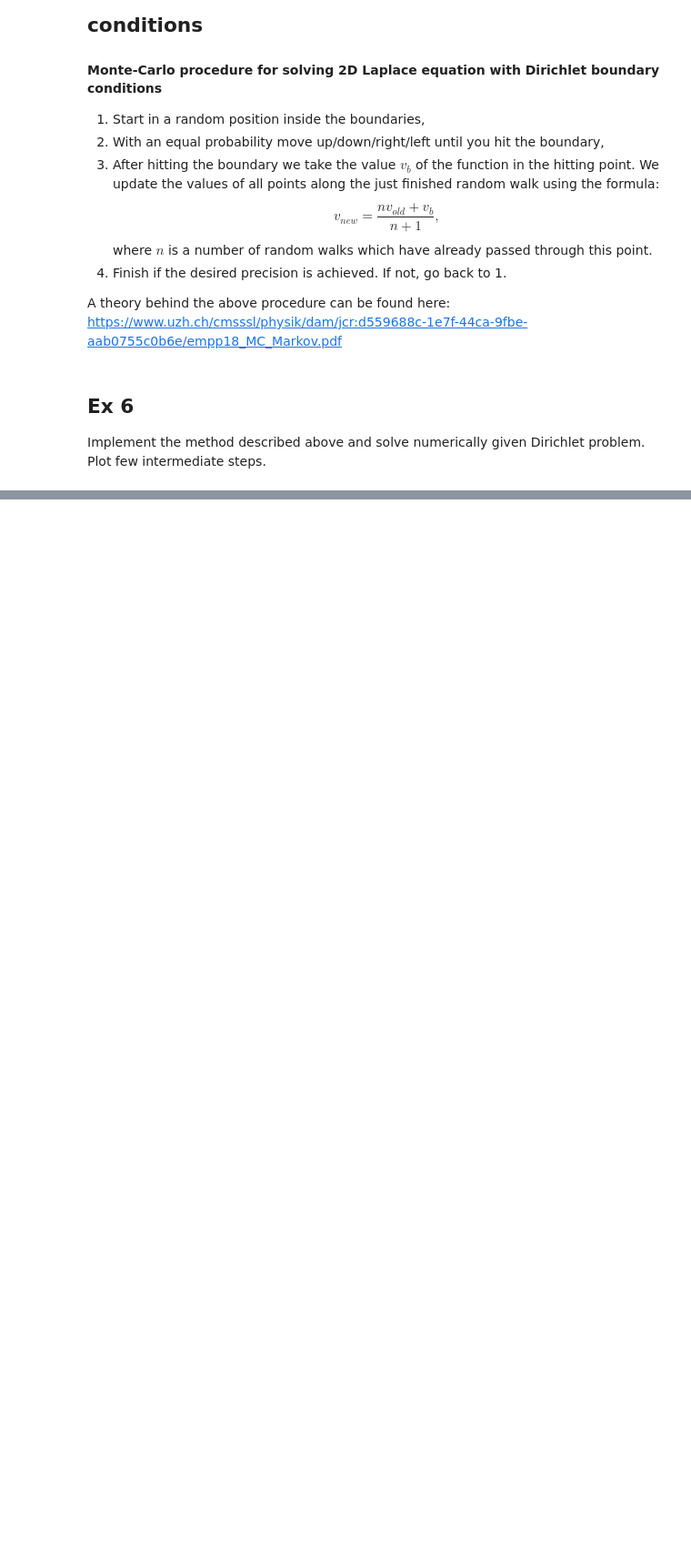
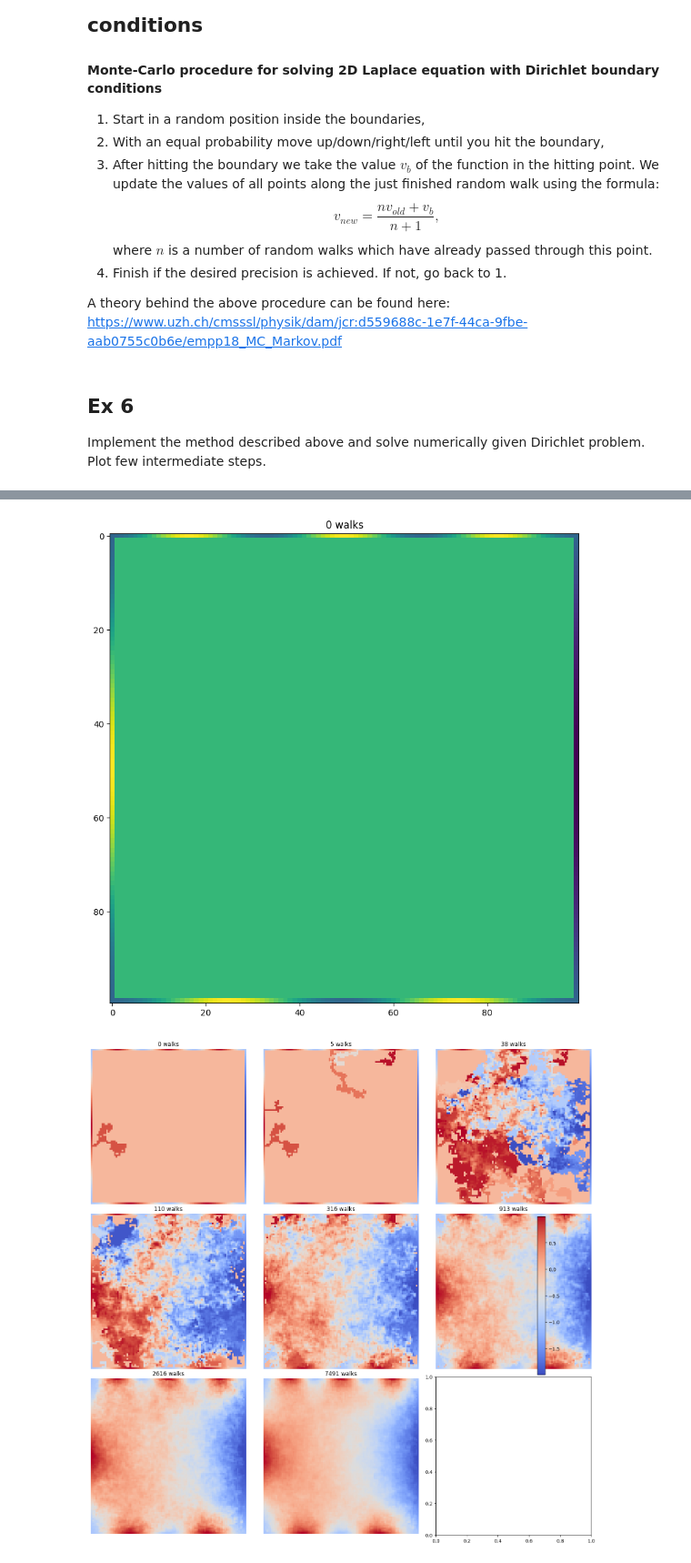
Before and after one commit to Falanger-debug/Data-Analyticts, a Jupyter notebook: Monte_Carlo_primer/Assignment_5_without_code.ipynb, the cells around one changed output, grey strips where cells are left out. Shown at 91% size. Saved outputs shown, nothing was run; the diff lists cells and outputs as text; code cells hidden in the pictures; blank space fills up the shorter version.

```diff
--- a/Monte_Carlo_primer/Assignment_5_without_code.ipynb
+++ b/Monte_Carlo_primer/Assignment_5_without_code.ipynb
@@ -415,8 +485,10 @@ https://www.uzh.ch/cmsssl/physik/dam/jcr:d559688c-1e7f-44ca-9fbe-aab0755c0b6e/em
 Implement the method described above and solve numerically given Dirichlet problem. Plot few intermediate steps.
 # %%
 S = 100 # Decrease if computations take too long
+num_walks = 20553
 plane = np.zeros((S,S))
 plane_counts = np.zeros((S,S))
+planes = []
 plane[0] = np.cos(np.linspace(-1.5,1.5,S)*2*np.pi)
 plane[-1] = -np.cos(np.linspace(-1,1,S)*2*np.pi)
 plane[:,0] = np.cos(np.linspace(-0.5,0.5,S)*2*np.pi)
@@ -437,3 +504,62 @@ plt.imshow(plane)
+# %%
+def is_boundary(x, y):
+    return x == 0 or x == S-1 or y == 0 or y == S-1
+
+plot_walks = [0, 5, 38, 110, 316, 913, 2616, 7491, 20553]
+
+# Initialize figure
+fig, axes = plt.subplots(3, 3, figsize=(15, 15))
+axes = axes.flatten()
+
+# Save the initial state for consistent color scaling
+initial_plane = np.copy(plane)
+vmin, vmax = np.min(initial_plane), np.max(initial_plane)  # Fixed color scale
+
+# Monte Carlo simulation
+for walk in range(num_walks):
+    # Start at a random internal position
+    x, y = np.random.randint(1, S-1), np.random.randint(1, S-1)
+    walk_path = []
+
+    while not is_boundary(x, y):
+        walk_path.append((x, y))  # Record path
+        # Random move: up, down, left, right
+        direction = np.random.choice(["up", "down", "left", "right"])
+        if direction == "up":
+            x -= 1
+        elif direction == "down":
+            x += 1
+        elif direction == "left":
+            y -= 1
+        elif direction == "right":
+            y += 1
+
+    # Value at the boundary
+    vb = plane[x, y]
+
+    # Update values along the path
+    for px, py in walk_path:
+        plane_counts[px, py] += 1
+        plane[px, py] = (plane_counts[px, py] - 1) * plane[px, py] / plane_counts[px, py] + vb / plane_counts[px, py]
+
+    # Plot intermediate results
+    if walk in plot_walks:
+        idx = plot_walks.index(walk)
+        ax = axes[idx]
+        im = ax.imshow(plane, cmap="coolwarm", vmin=vmin, vmax=vmax)  # Fixed color scale
+        ax.set_title(f"{walk} walks")
+        ax.axis("off")
+        planes.append(np.copy(plane))
+
+# Add a colorbar to show scale
+fig.colorbar(im, ax=axes, orientation='vertical', fraction=0.02, pad=0.04)
+
+# Adjust layout and show
+plt.tight_layout()
+plt.show()
+# %% [output]
+[figure, added]
+[figure, added]
 # %%
 #Animation code for testing purposes. May not work on your machine.
 
```
Also changed, not shown: parts of 22 cells of this notebook.
